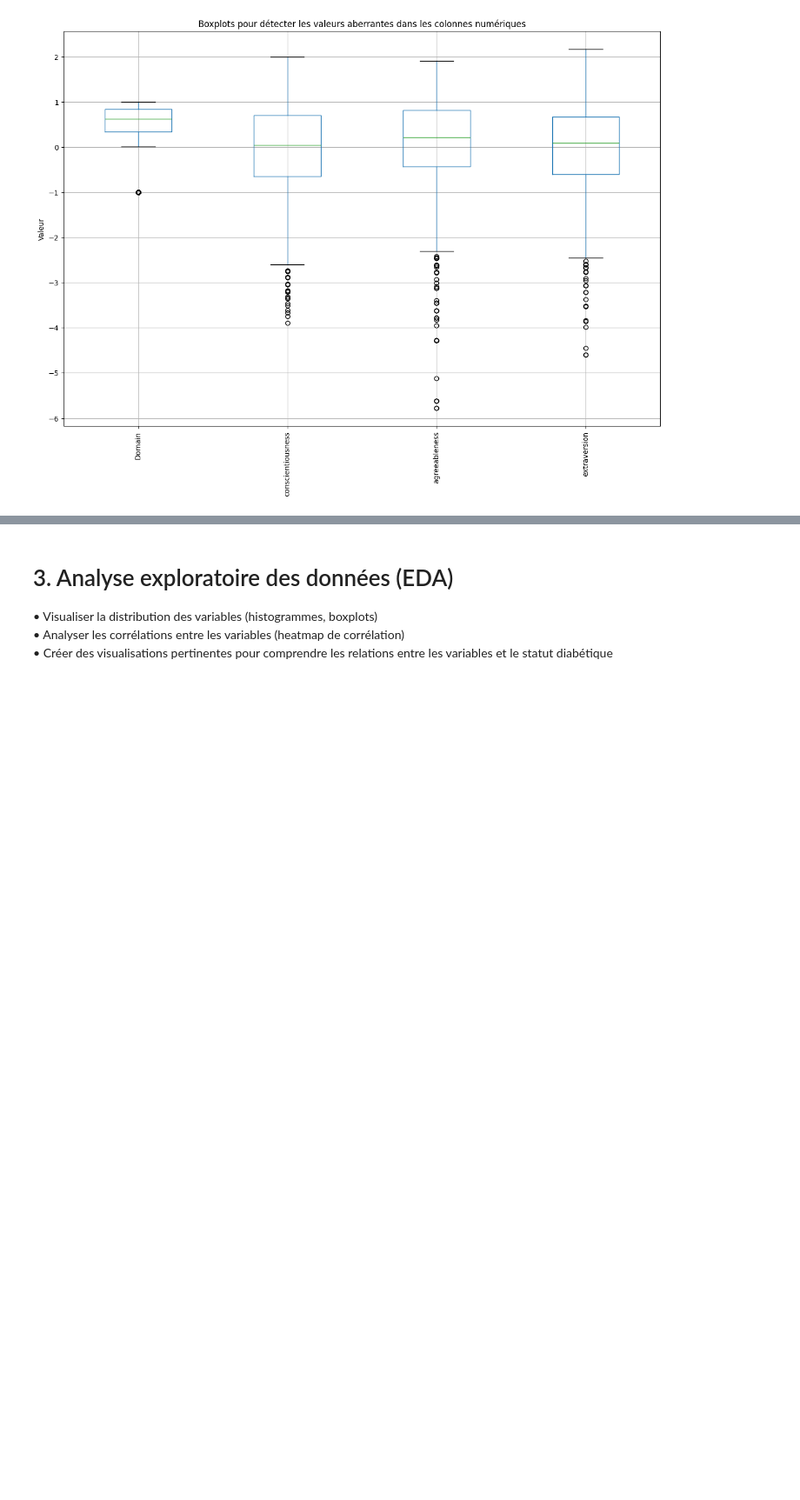
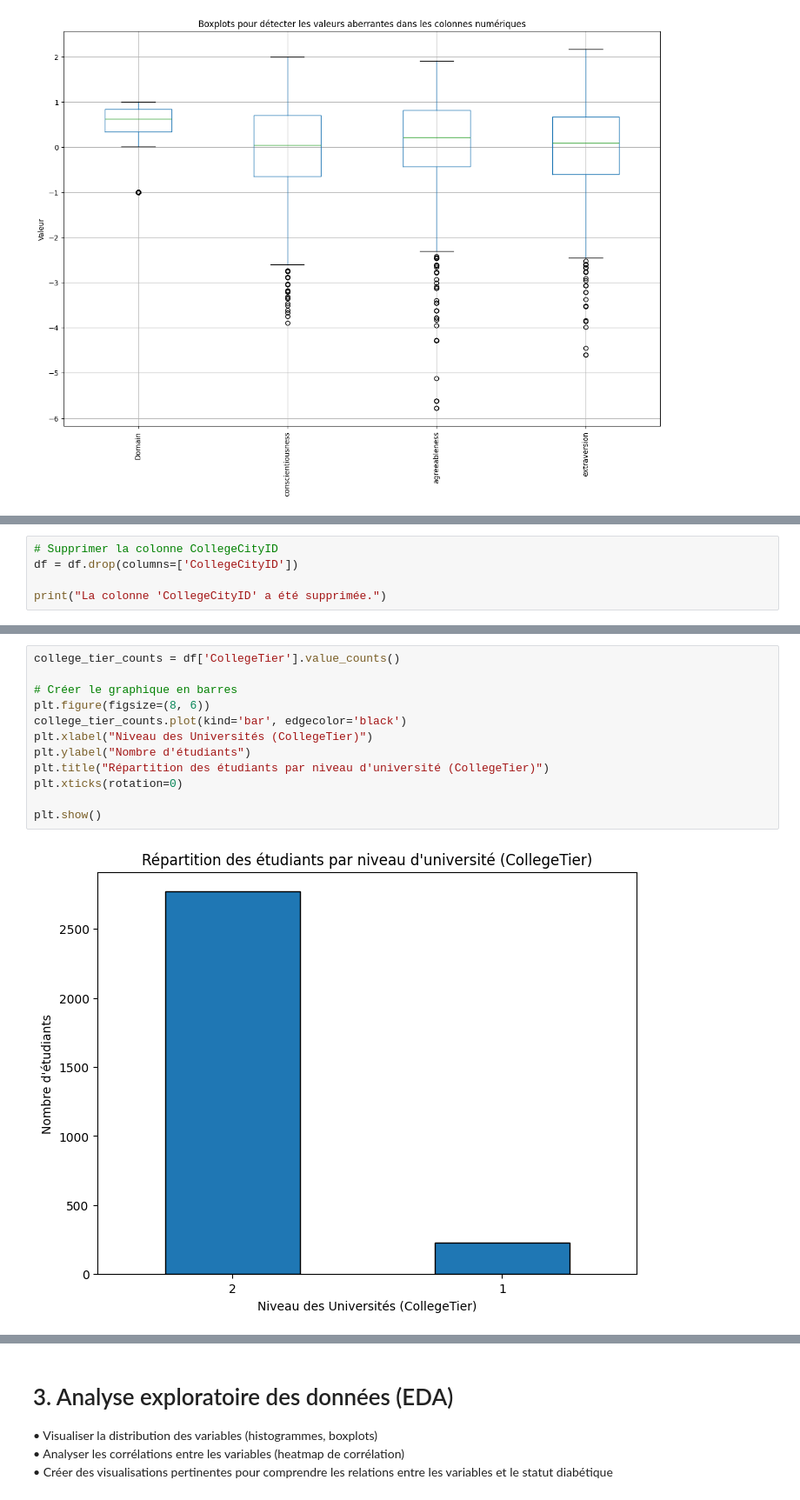
Before and after one commit to MGentieu/Projet_python_data, a Jupyter notebook: Notebook_projet.ipynb, the cells around one changed output, grey strips where cells are left out. Shown at 87% size. Saved outputs shown, nothing was run; the diff lists cells and outputs as text; blank space fills up the shorter version.

```diff
--- a/Notebook_projet.ipynb
+++ b/Notebook_projet.ipynb
@@ -125,0 +175,5 @@ plt.show()
+# %%
+# Supprimer la colonne CollegeCityID
+df = df.drop(columns=['CollegeCityID'])
+
+print("La colonne 'CollegeCityID' a été supprimée.")
@@ -125,0 +195,14 @@ plt.show()
+# %%
+college_tier_counts = df['CollegeTier'].value_counts()
+
+# Créer le graphique en barres
+plt.figure(figsize=(8, 6))
+college_tier_counts.plot(kind='bar', edgecolor='black')
+plt.xlabel("Niveau des Universités (CollegeTier)")
+plt.ylabel("Nombre d'étudiants")
+plt.title("Répartition des étudiants par niveau d'université (CollegeTier)")
+plt.xticks(rotation=0)
+
+plt.show()
+# %% [output]
+[figure, added]
```
Also changed, not shown: parts of 8 cells of this notebook.
